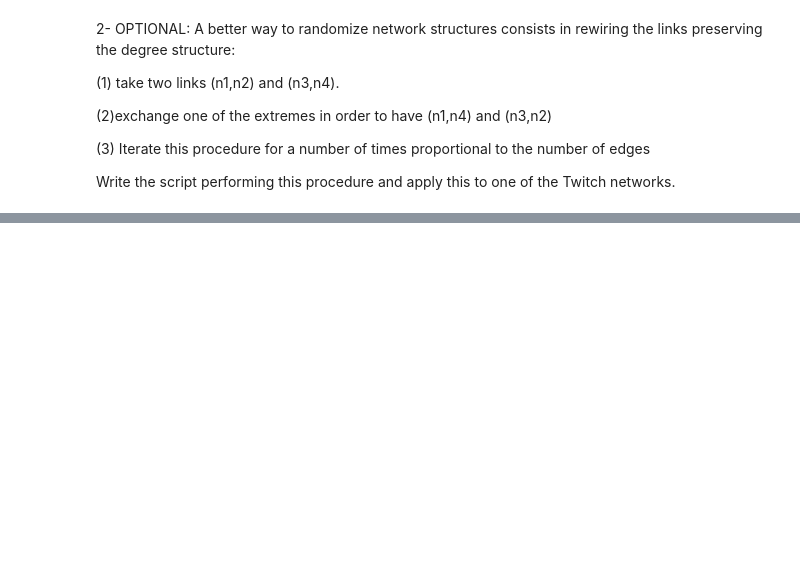
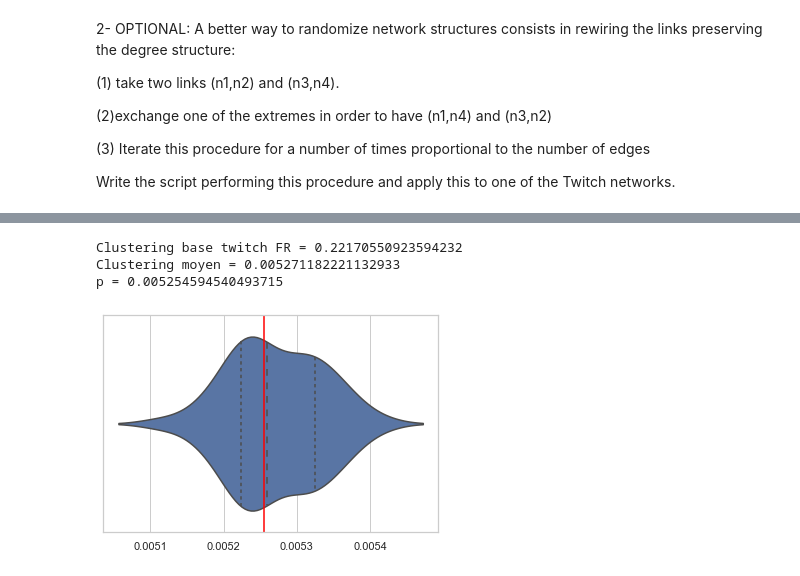
Before and after one commit to ARKEnsae/DM_Analyse_Reseaux, a Jupyter notebook: CC5/Exos_10Mar2021/ex_maison/CC5_Alain.ipynb, the cells around one changed output, grey strips where cells are left out. Cells and saved outputs as stored; diff of their text form; code cells hidden in the pictures; blank space fills up the shorter version.

```diff
--- a/CC5/Exos_10Mar2021/ex_maison/CC5_Alain.ipynb
+++ b/CC5/Exos_10Mar2021/ex_maison/CC5_Alain.ipynb
@@ -160,0 +176,5 @@ Write the script performing this procedure and apply this to one of the Twitch n
+# %%
+infile='data/musae_FR_edges.csv'
+FR=nx.read_edgelist(infile, delimiter=',')
+avr_clustering_fr = nx.average_clustering(FR)
+print("Average clustering coefficient = {}".format(round(avr_clustering_fr,4)))
@@ -160,0 +183,5 @@ Write the script performing this procedure and apply this to one of the Twitch n
+# %%
+E = len(FR.edges())
+N = len(FR.nodes())
+p = 2*E/(N*(N-1))
+print("Il y a {} noeuds et {} arêtes".format(N,E))
@@ -160,0 +192,9 @@ Write the script performing this procedure and apply this to one of the Twitch n
+# %%
+nRepl=50
+listGraphs=[]
+
+for i in range(nRepl):
+    if i % 5 == 0:
+        print(i)
+    G=nx.erdos_renyi_graph(N,p)
+    listGraphs.append(G)
@@ -160,0 +212,2 @@ Write the script performing this procedure and apply this to one of the Twitch n
+# %%
+avr_clustering = [nx.average_clustering(G) for G in listGraphs]
@@ -160,0 +221,15 @@ Write the script performing this procedure and apply this to one of the Twitch n
+# %%
+import seaborn as sns
+sns.set_theme(style="whitegrid")
+ax = sns.violinplot(x=avr_clustering, inner="quartile")
+plt.axvline(x=p, color = "red",label ="p")
+#plt.axvline(x=avr_clustering_fr, color = "orange", label = "Base twitch")
+
+print("Clustering base twitch FR = {}".format(avr_clustering_fr))
+print("Clustering moyen =", np.mean(avr_clustering))
+print("p =", p)
+# %% [output]
+Clustering base twitch FR = 0.22170550923594232
+Clustering moyen = 0.005271182221132933
+p = 0.005254594540493715
+[figure, added]
```
Also changed, not shown: parts of 28 cells of this notebook.
